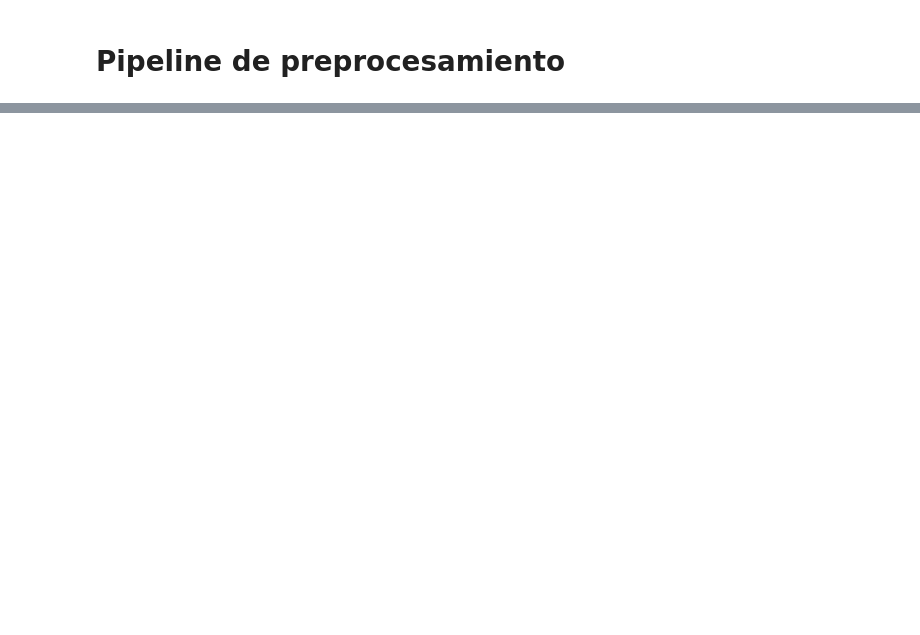
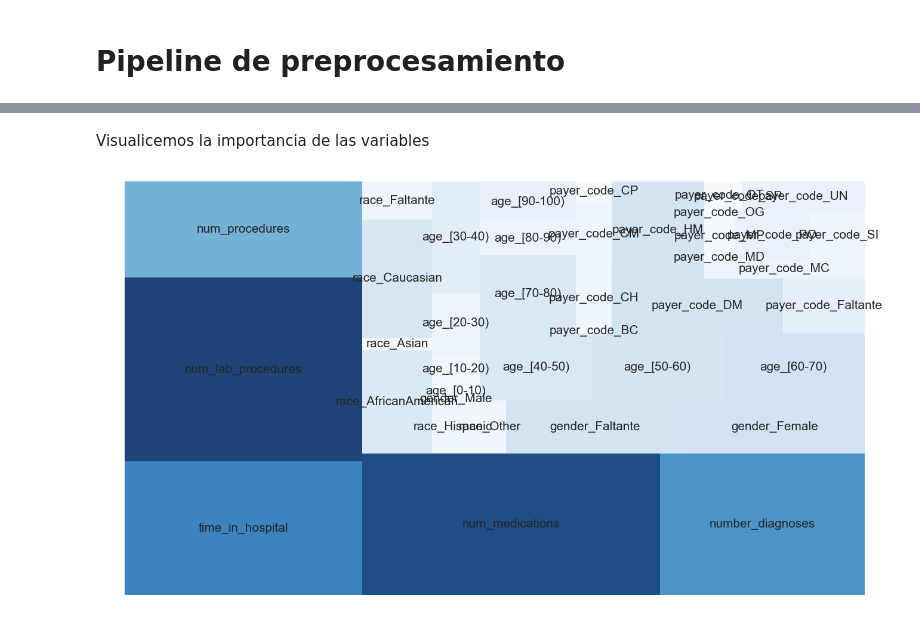
Before and after one commit to Jdbermeo/proyecto_datio, a Jupyter notebook: Proyecto_Camilo.ipynb, the cells around one changed output, grey strips where cells are left out. Saved outputs shown, nothing was run; the diff lists cells and outputs as text; code cells hidden in the pictures; blank space fills up the shorter version.

```diff
--- a/Proyecto_Camilo.ipynb
+++ b/Proyecto_Camilo.ipynb
@@ -655,0 +692,3 @@ x_test_pre = pipeline_test(x_test,admin_src_df,admin_type_df,dschrge_disp_df,low
+# %%
+%%time
+rf.fit(x_train_pre_oh.select_dtypes(include=np.number),y_train)
@@ -655,0 +719,5 @@ x_test_pre = pipeline_test(x_test,admin_src_df,admin_type_df,dschrge_disp_df,low
+# %%
+importances = rf.feature_importances_
+std = np.std([tree.feature_importances_ for tree in rf.estimators_],
+             axis=0)
+indices = np.argsort(importances)[::-1]
@@ -655,0 +750,31 @@ x_test_pre = pipeline_test(x_test,admin_src_df,admin_type_df,dschrge_disp_df,low
+# %% [markdown]
+Visualicemos la importancia de las variables
+# %%
+feature_names = list(x_train_pre_oh.select_dtypes(include=np.number).columns)
+# %%
+importances_filter = importances[importances > 1e-4]
+feature_names_filter = feature_names[:importances_filter.shape[0]]
+importances_filter = [0:40]
+# %%
+plt.rcParams["figure.figsize"] = [16,9]
+
+num_features = 40
+importances_filter_2 = importances_filter[:num_features]
+feature_names_filter_2 = feature_names_filter[:num_features]
+
+#Escala de colores
+cmap = cm.Blues
+mini=min(importances_filter_2)
+maxi=max(importances_filter_2)
+norm = colors.Normalize(vmin=mini, vmax=maxi)
+colors = [cmap(norm(value)) for value in importances_filter_2]
+
+#Plotear
+plt.rc('font', size= 15)
+squarify.plot(sizes=importances_filter_2, label=feature_names_filter_2, color=colors, alpha=.9)
+#plt.set_xticks([])
+#plt.set_yticks([])
+plt.axis('off')
+plt.show()
+# %% [output]
+[figure, added]
```
Also changed, not shown: parts of 91 cells of this notebook, 6 other files.
